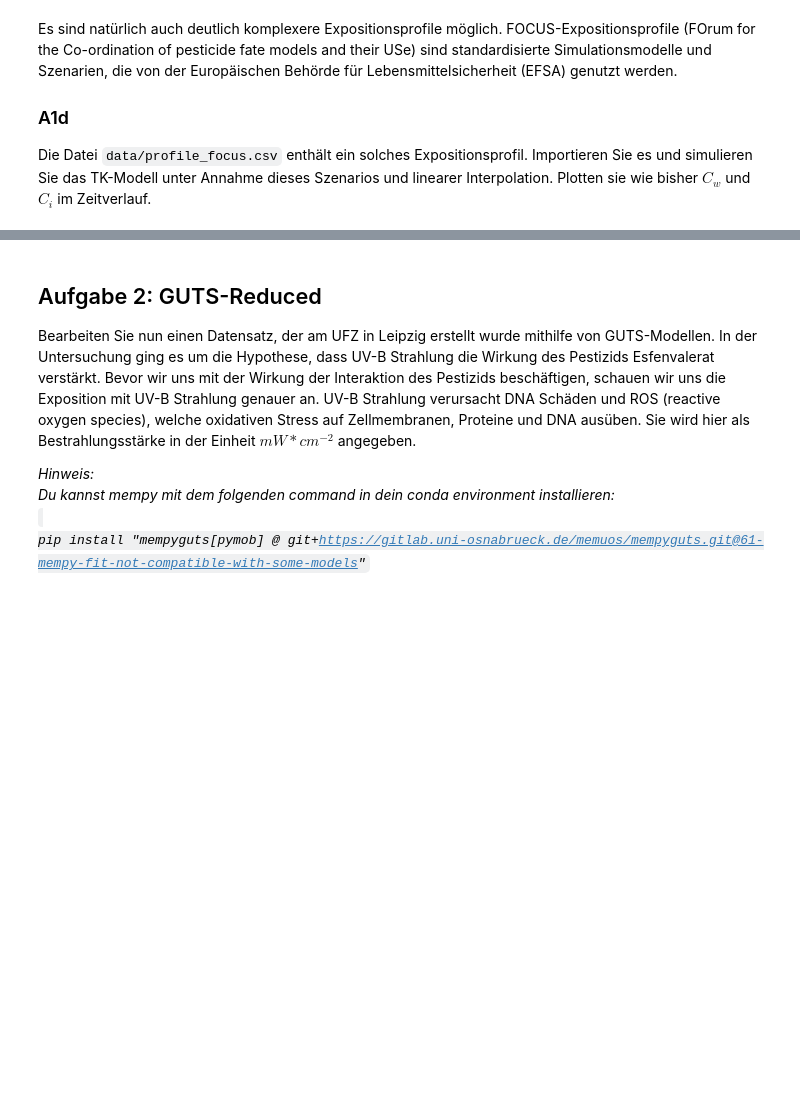
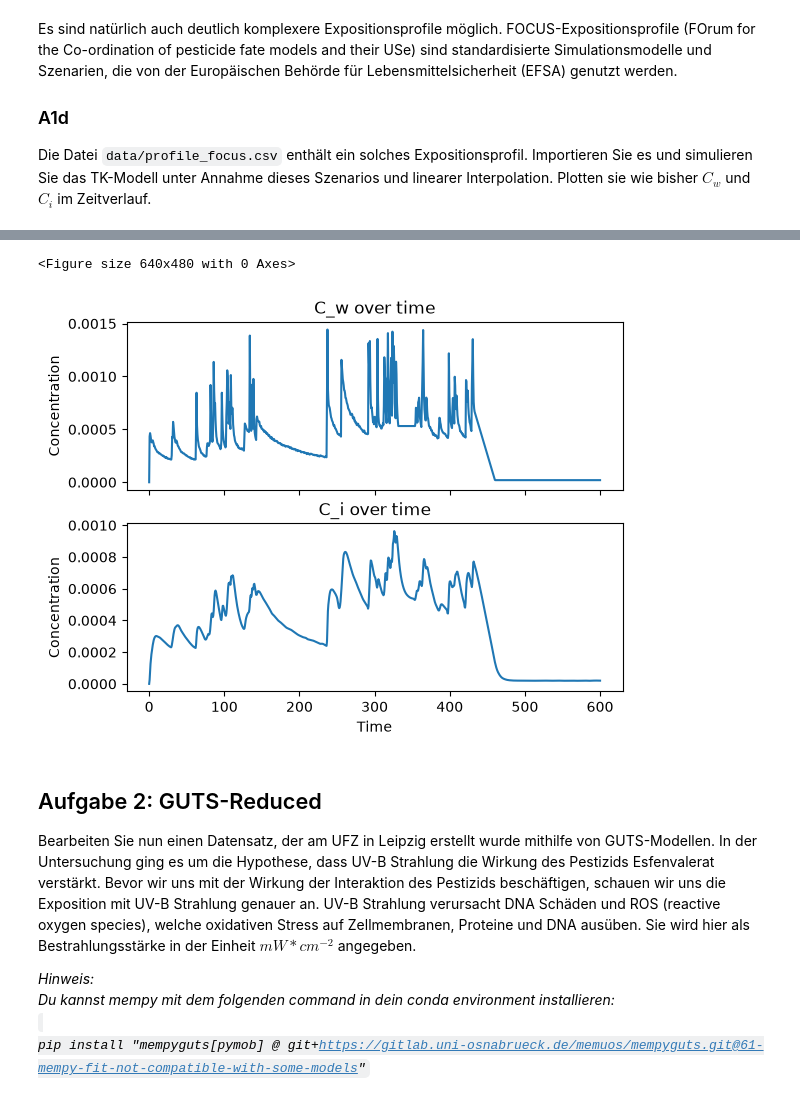
Before and after one commit to Quafax/Uni_Projects, a Jupyter notebook: src/Mechanistical_Effect_Modelling/Übungsblatt1_MEM26.ipynb, the cells around one changed output, grey strips where cells are left out. Cells and saved outputs as stored; diff of their text form; code cells hidden in the pictures; blank space fills up the shorter version.

```diff
--- a/src/Mechanistical_Effect_Modelling/Übungsblatt1_MEM26.ipynb
+++ b/src/Mechanistical_Effect_Modelling/Übungsblatt1_MEM26.ipynb
@@ -66,5 +181,28 @@ focus_exposures
 # %%
 # Lösung
+
+plt.figure()
+fig, ax = plt.subplots(2, 1, sharex=True)
+
+C_w = interpolate.interp1d(focus_exposures['t'], focus_exposures['C_W'], fill_value="extrapolate")
+# plot C_w via C_w(t)
+ax[0].plot(np.linspace(0, 600, 1000), C_w(np.linspace(0, 600, 1000)))
+#plt.plot(ex_sceni['t'], ex_sceni['C_W'], label='C_w(t) scenario {}'.format(i+1))
+C_i = solve_ivp(tk_model, [0, 600], [0], args=(p,C_w), dense_output=True)
+ax[1].plot(np.linspace(0, 600, 1000), C_i.sol(np.linspace(0, 600, 1000))[0])
+
+ax[1].set_xlabel('Time')
+#plt.yscale('log')
+#plt.xscale('log')
+ax[0].set_ylabel('Concentration')
+ax[1].set_ylabel('Concentration')
+ax[0].set_title('C_w over time')
+ax[1].set_title('C_i over time')
+
+plt.show()
+# %% [output]
+<Figure size 640x480 with 0 Axes>
+[figure, added]
 # %% [markdown]
 ## Aufgabe 2: GUTS-Reduced
 Bearbeiten Sie nun einen Datensatz, der am UFZ in Leipzig erstellt wurde mithilfe von GUTS-Modellen. In der Untersuchung ging es um die Hypothese, dass UV-B Strahlung die Wirkung des Pestizids Esfenvalerat verstärkt. Bevor wir uns mit der Wirkung der Interaktion des Pestizids beschäftigen, schauen wir uns die Exposition mit UV-B Strahlung genauer an. UV-B Strahlung verursacht DNA Schäden und ROS (reactive oxygen species), welche oxidativen Stress auf Zellmembranen, Proteine und DNA ausüben. Sie wird hier als Bestrahlungsstärke in der Einheit $mW*cm^{-2}$ angegeben.
```
Also changed, not shown: parts of 6 cells of this notebook, 10 other files.
